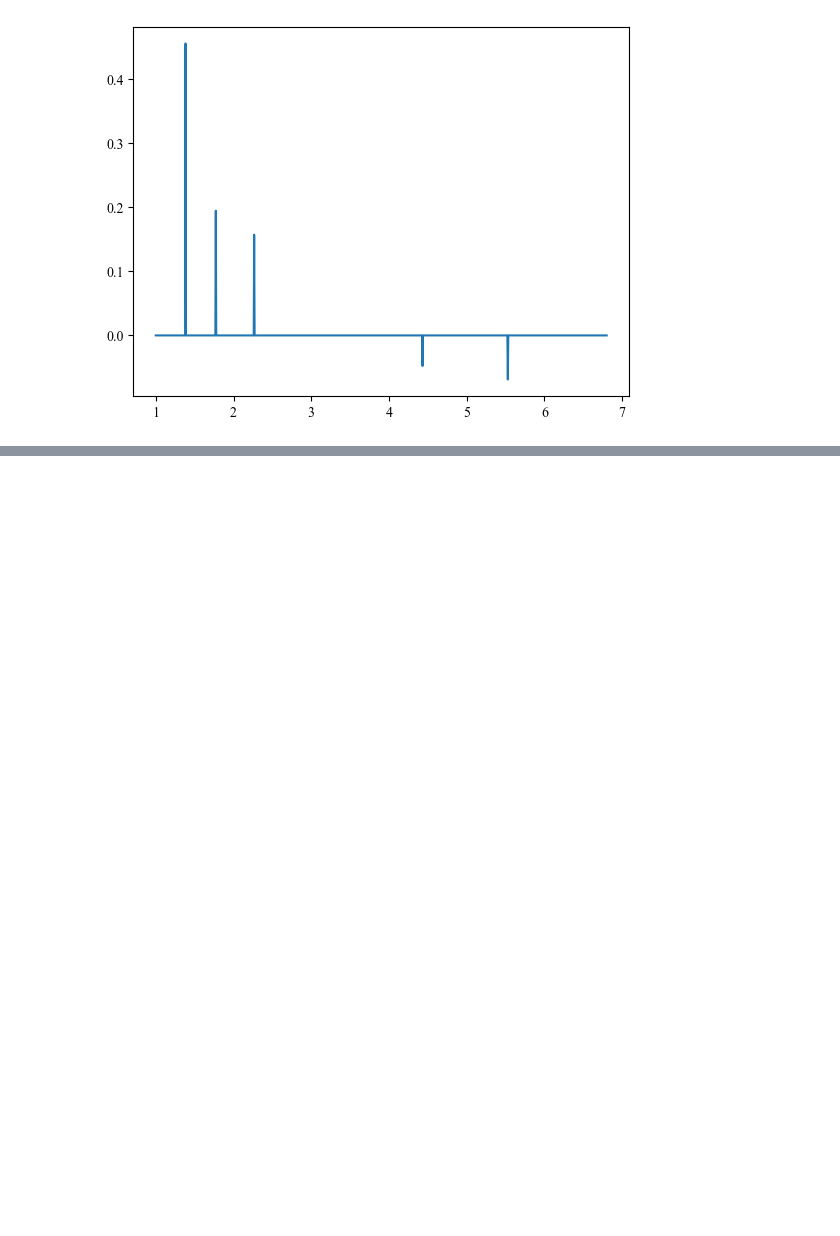
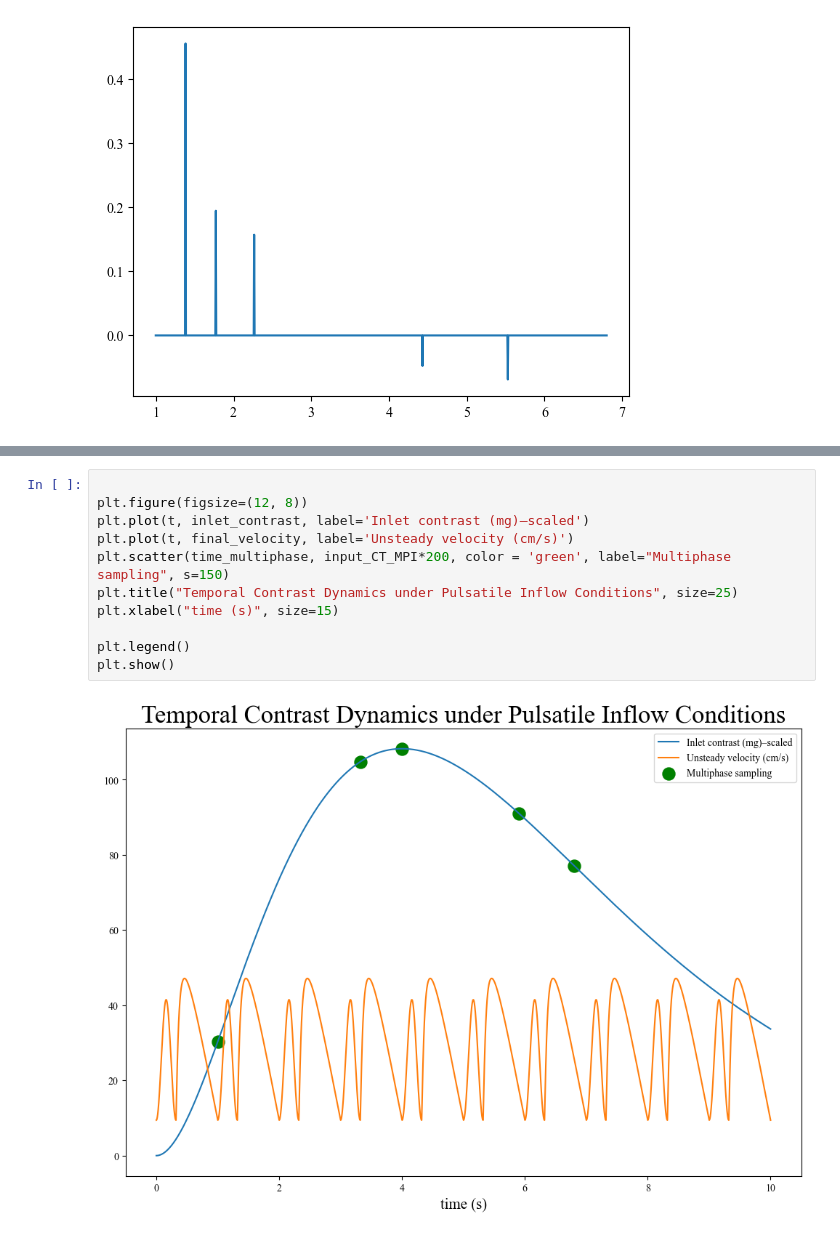
Before and after one commit to aseresti/VelocityEst, a Jupyter notebook: scripts/VelocityEstimation/VelocityEstimation.ipynb, the cells around one changed output, grey strips where cells are left out. Saved outputs shown, nothing was run; the diff lists cells and outputs as text; blank space fills up the shorter version.

Commit message:
Add plot for velocity and contrast profile

```diff
--- a/scripts/VelocityEstimation/VelocityEstimation.ipynb
+++ b/scripts/VelocityEstimation/VelocityEstimation.ipynb
@@ -133,0 +319,13 @@ print(v_estimated_omp)
+# %%
+
+plt.figure(figsize=(12, 8))
+plt.plot(t, inlet_contrast, label='Inlet contrast (mg)–scaled')
+plt.plot(t, final_velocity, label='Unsteady velocity (cm/s)')
+plt.scatter(time_multiphase, input_CT_MPI*200, color = 'green', label="Multiphase sampling", s=150)
+plt.title("Temporal Contrast Dynamics under Pulsatile Inflow Conditions", size=25)
+plt.xlabel("time (s)", size=15)
+
+plt.legend()
+plt.show()
+# %% [output]
+[figure, added]
```
Also changed, not shown: parts of 13 cells of this notebook.
